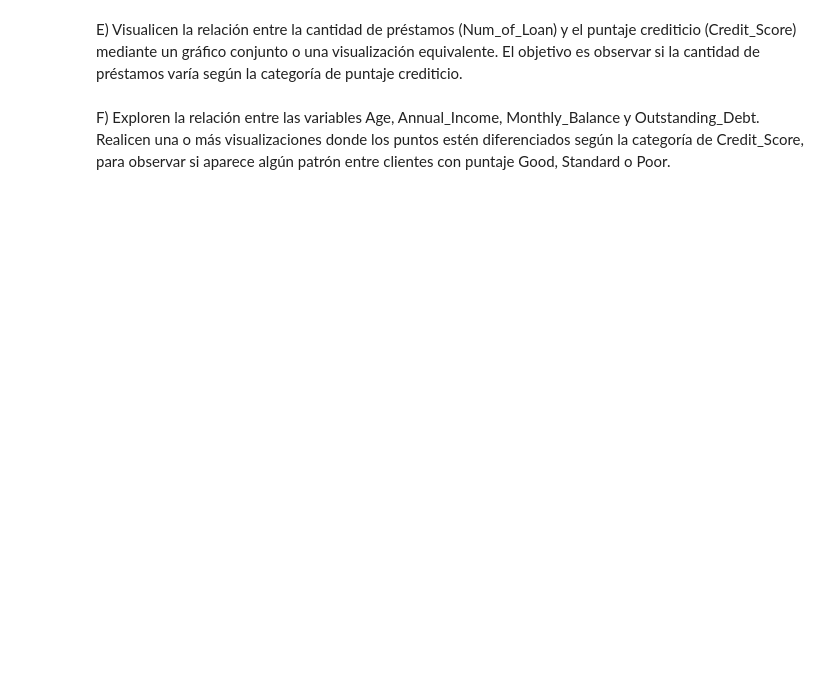
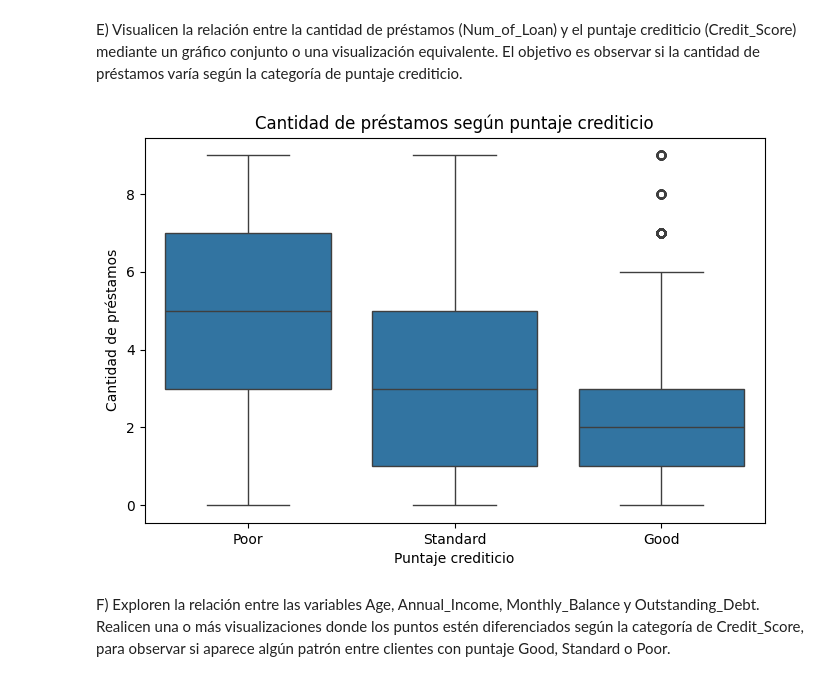
Before and after one commit to Luca-web25/An-lisis-exploratorio-cr-ditos, a Jupyter notebook: Deteccioon_de_Fraude.ipynb, the cells around one changed output. Saved outputs shown, nothing was run; the diff lists cells and outputs as text; code cells hidden in the pictures; blank space fills up the shorter version.

```diff
--- a/Deteccioon_de_Fraude.ipynb
+++ b/Deteccioon_de_Fraude.ipynb
@@ -258,4 +312,13 @@ D) Matriz de correlación entre ingresos, préstamos y deudas mediante un mapa d
 # %% [markdown]
 E) Visualicen la relación entre la cantidad de préstamos (Num_of_Loan) y el puntaje crediticio (Credit_Score) mediante un gráfico conjunto o una visualización equivalente. El objetivo es observar si la cantidad de préstamos varía según la categoría de puntaje crediticio.
+# %%
+plt.figure(figsize=(8,5))
+sns.boxplot(data=bank_df, x="Credit_Score", y="Num_of_Loan", order=orden_score)
+plt.title("Cantidad de préstamos según puntaje crediticio")
+plt.xlabel("Puntaje crediticio")
+plt.ylabel("Cantidad de préstamos")
+plt.show()
+# %% [output]
+[figure, added]
 # %% [markdown]
 F) Exploren la relación entre las variables Age, Annual_Income, Monthly_Balance y Outstanding_Debt. Realicen una o más visualizaciones donde los puntos estén diferenciados según la categoría de Credit_Score, para observar si aparece algún patrón entre clientes con puntaje Good, Standard o Poor.
```
Also changed, not shown: parts of 10 cells of this notebook.
